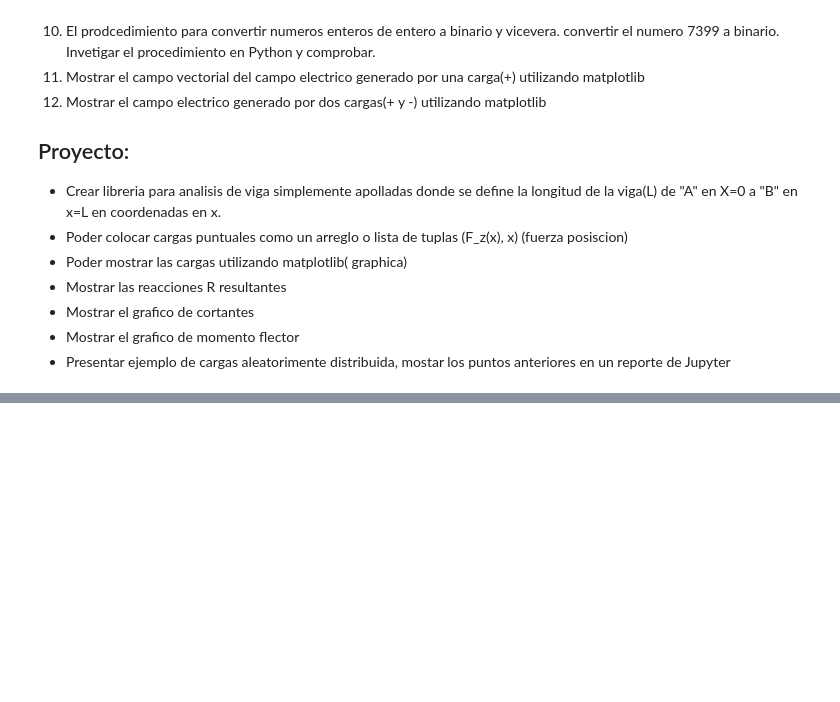
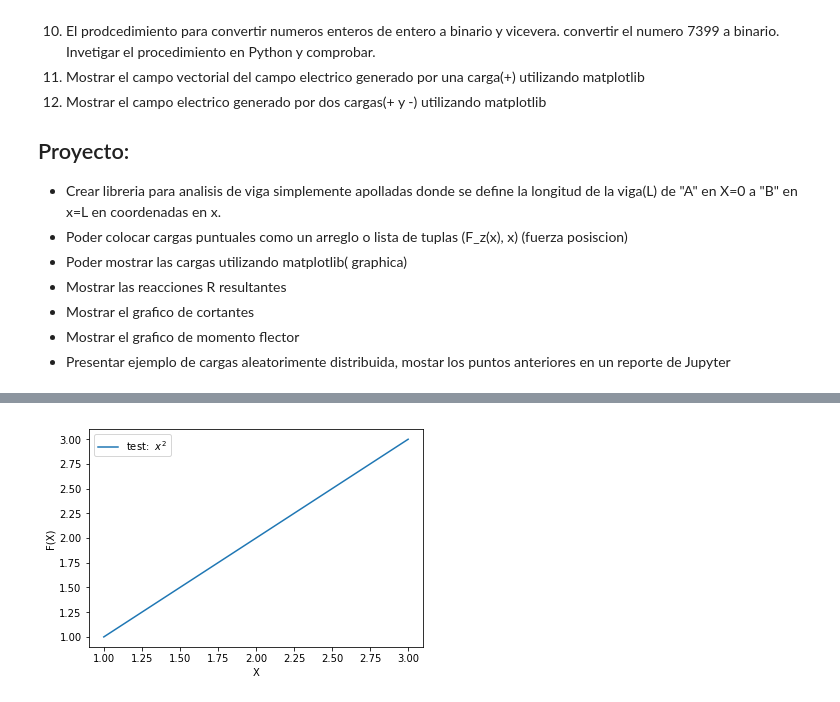
Before and after one commit to stivio00/NumericalMethodsJupyter, a Jupyter notebook: 1_Intro.ipynb, the cells around one changed output, grey strips where cells are left out. Cells and saved outputs as stored; diff of their text form; code cells hidden in the pictures; blank space fills up the shorter version.

```diff
--- a/1_Intro.ipynb
+++ b/1_Intro.ipynb
@@ -765,0 +630,9 @@ Tambien es importante mencion que Excel o cualquier hoja de numeros(OpenOffice o
+# %%
+plt.figure("Figura 1")
+plt.plot([1,2,3],[1,2,3],label="test:  $x^2$")
+plt.xlabel("X")
+plt.ylabel("F(X)")
+plt.legend(loc="best")
+plt.subplot()
+plt.show()
+# %% [output]
@@ -765,0 +641 @@ Tambien es importante mencion que Excel o cualquier hoja de numeros(OpenOffice o
+[figure, added]
```
Also changed, not shown: parts of 38 cells of this notebook, 2 other files.
